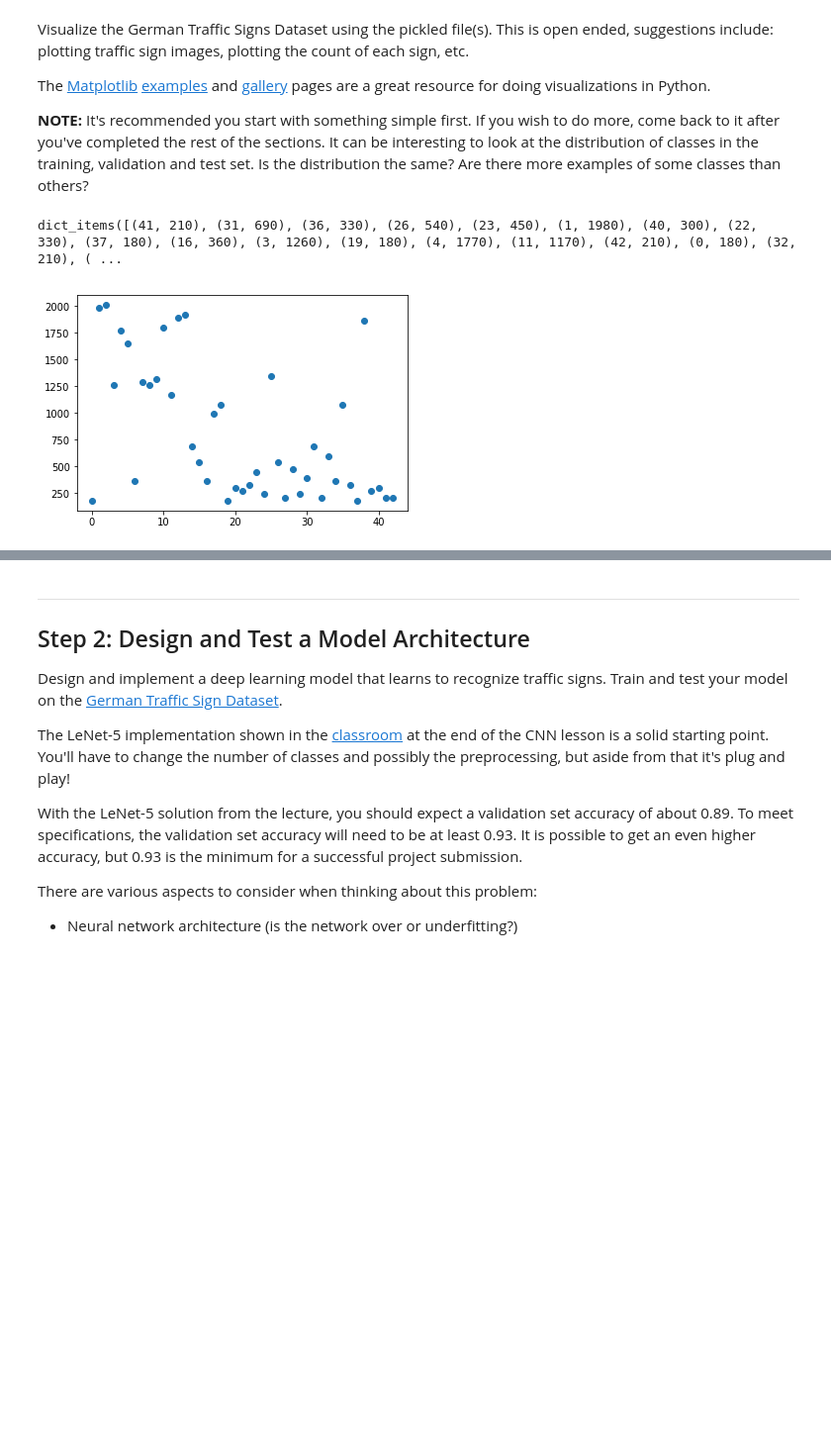
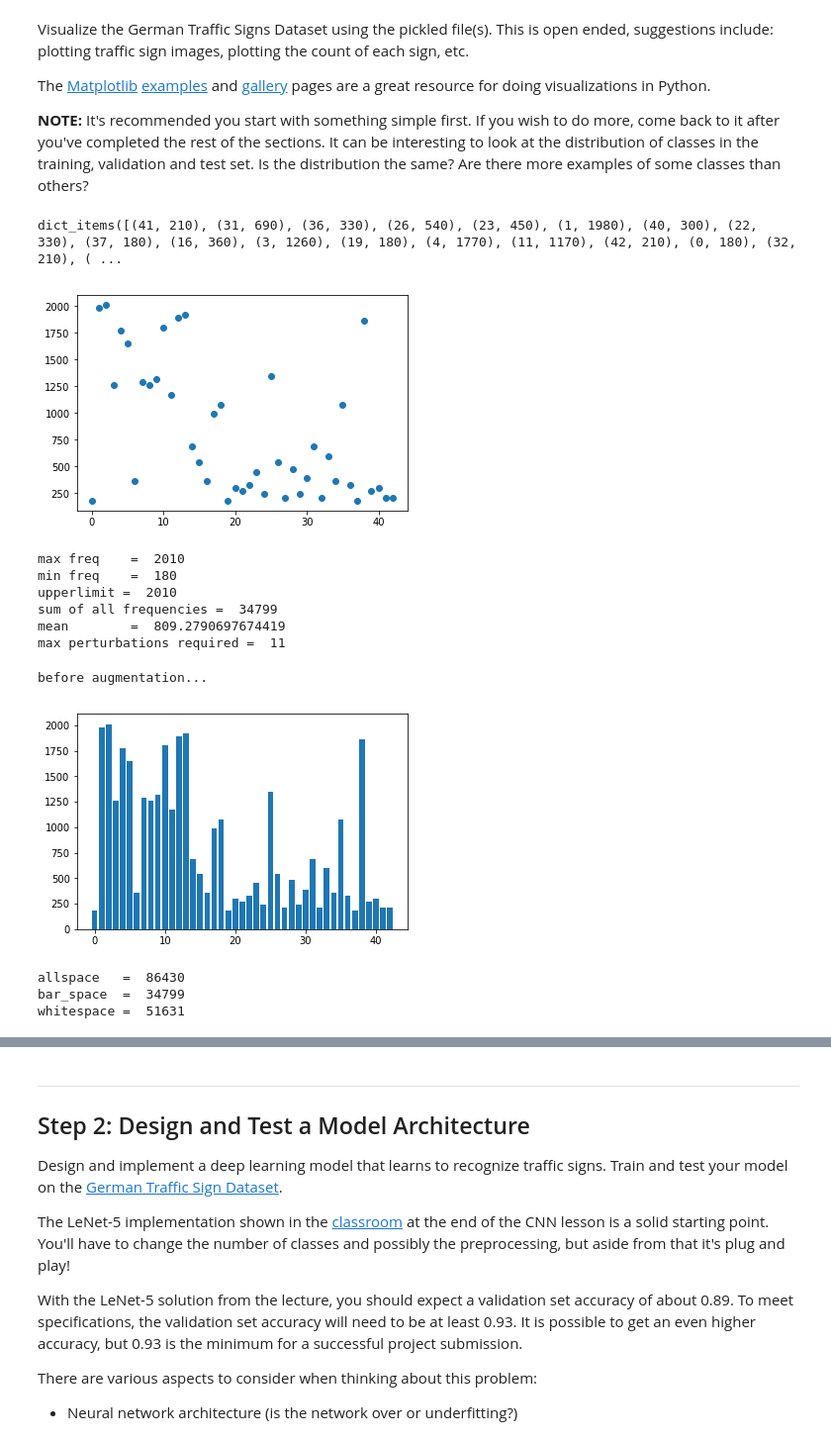
Before and after one commit to regundoo/CarND-Traffic-Sign-Classifier-Project, a Jupyter notebook: Traffic_Sign_Classifier.ipynb, the cells around one changed output, grey strips where cells are left out. Shown: that part at 99% size. Drawn from its saved outputs; the diff is of its cells as text; code cells hidden in the pictures; blank space fills up the shorter version.

Commit message:
working copy w/o new testing images

```diff
--- a/Traffic_Sign_Classifier.ipynb
+++ b/Traffic_Sign_Classifier.ipynb
@@ -115,6 +106,7 @@ The [Matplotlib](http://matplotlib.org/) [examples](http://matplotlib.org/exampl
 ### Feel free to use as many code cells as needed.
 import matplotlib.pyplot as plt
 from collections import Counter
+import numpy as np
 
 labels = y_train
 c = Counter(labels)
@@ -129,13 +121,84 @@ for v in c.values():
 for w in c.keys():
     signal.append([w])
 
+
 plt.plot(signal,count, 'o')
 plt.show()
 # Visualizations will be shown in the notebook.
-%matplotlib inline
+
+def maxfreq(y_train, n_class):
+    counts = []
+    for i in range(n_class):
+        counts.append(np.sum(y_train == i))
+    return max(counts)
+
+def minfreq(y_train, n_class):
+    counts = []
+    for i in range(n_class):
+        counts.append(np.sum(y_train == i))
+    return min(counts)
+
+def sumfreq(y_train, n_class):
+    counts = []
+    for i in range(n_class):
+        counts.append(np.sum(y_train == i))
+    return sum(counts)
+
+maxf = maxfreq(y_train, 43)
+minf = minfreq(y_train, 43)
+gap = maxf - minf
+## UPPERLIMIT = gap
+UPPERLIMIT = maxf
+sumfreq = sumfreq(y_train, 43)
+
+print('max freq    = ', maxf)
+print('min freq    = ', minf)
+print ('upperlimit = ', UPPERLIMIT)
+print('sum of all frequencies = ', sumfreq)
+
+training_mean = (sumfreq/n_classes)  ## --> get the mean count
+print('mean        = ', training_mean)
+
+maxperturb = UPPERLIMIT // minf
+print('max perturbations required = ', maxperturb)
 # %% [output]
 dict_items([(41, 210), (31, 690), (36, 330), (26, 540), (23, 450), (1, 1980), (40, 300), (22, 330), (37, 180), (16, 360), (3, 1260), (19, 180), (4, 1770), (11, 1170), (42, 210), (0, 180), (32, 210), ( ...
 [figure]
+max freq    =  2010
+min freq    =  180
+upperlimit =  2010
+sum of all frequencies =  34799
+mean        =  809.2790697674419
+max perturbations required =  11
+# %%
+
+def display_data(y_train, n_class):
+    counts = []
+    for i in range(n_class):
+        counts.append(np.sum(y_train == i))
+    plt.bar(range(43),counts)
+
+print('before augmentation...')
+display_data(y_train, 43)
+# %% [output]
+before augmentation...
+[figure, added]
+# %%
+## let us try to normalize by trying to fill in the whitespace in the bar graph shown above
+
+## to fill the bar graph
+
+## Note:  allspace  = whitespace + bar_space
+bar_space = sumfreq
+allspace = maxf * n_classes
+whitespace = allspace - bar_space
+print('allspace   = ', allspace)
+print('bar_space  = ', bar_space)
+print('whitespace = ', whitespace)
+# %% [output]
+allspace   =  86430
+bar_space  =  34799
+whitespace =  51631
 # %%
 ### To check how the images look like
 import random
```
Also changed, not shown: parts of 31 cells of this notebook.
